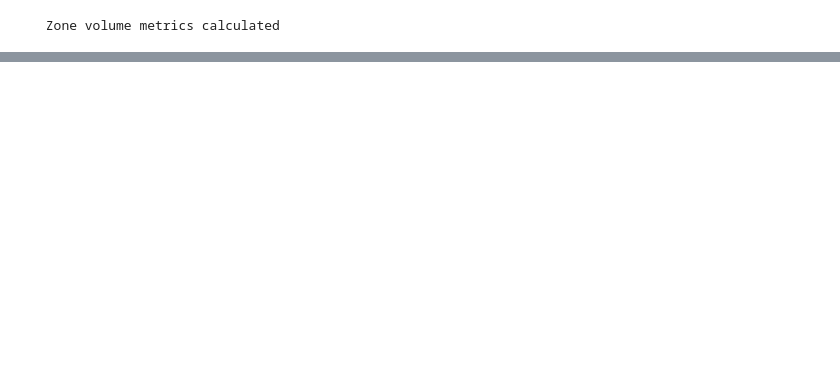
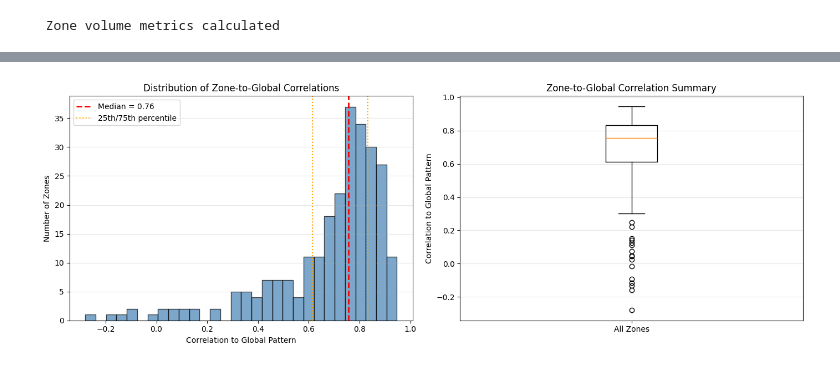
Before and after one commit to KRFlowers/nyc-fhv-rideshare-forecasting, a Jupyter notebook: notebooks/02_exploratory_analysis.ipynb, the cells around one changed output, grey strips where cells are left out. Cells and saved outputs as stored; diff of their text form; code cells hidden in the pictures; blank space fills up the shorter version.

```diff
--- a/notebooks/02_exploratory_analysis.ipynb
+++ b/notebooks/02_exploratory_analysis.ipynb
@@ -463,12 +490,0 @@ The seven incomplete zones represent only 1.04% of total records. These will be
-# %%
-# Filter zones with gaps to avoid imputation in modeling stage
-zone_daily = zone_daily[zone_daily['zone_id'].isin(zones_complete)].reset_index(drop=True)
-
-# Re-save filtered dataset (overwrites previous save for modeling pipeline)
-zone_daily.to_parquet(OUTPUT_FILE, index=False)
-
-print(f"Zones retained: {len(zones_complete)}")
-print("Filtered to zones with complete daily records")
-print(f"Re-saved filtered dataset: {OUTPUT_FILE.name}")
-print(f"Records: {len(zone_daily):,}")
-print(f"Zones: {zone_daily['zone_id'].nunique()}")
@@ -709,0 +679,33 @@ Proceed to **03_demand_forecasting.ipynb** for feature engineering and model dev
+# %%
+# Visualize distribution of zone-to-global correlations
+fig, axes = plt.subplots(1, 2, figsize=(14, 5))
+
+# Left: Histogram
+ax = axes[0]
+ax.hist(zone_global_corr['correlation_to_global'], bins=30, color='steelblue',
+        alpha=0.7, edgecolor='black')
+ax.axvline(zone_global_corr['correlation_to_global'].median(),
+           color='red', linestyle='--', linewidth=2,
+           label=f"Median = {zone_global_corr['correlation_to_global'].median():.2f}")
+ax.axvline(zone_global_corr['correlation_to_global'].quantile(0.25),
+           color='orange', linestyle=':', linewidth=1.5, label='25th/75th percentile')
+ax.axvline(zone_global_corr['correlation_to_global'].quantile(0.75),
+           color='orange', linestyle=':', linewidth=1.5)
+ax.set_xlabel('Correlation to Global Pattern')
+ax.set_ylabel('Number of Zones')
+ax.set_title('Distribution of Zone-to-Global Correlations')
+ax.legend()
+ax.grid(True, alpha=0.3, axis='y')
+
+# Right: Box plot for quick summary
+ax = axes[1]
+ax.boxplot(zone_global_corr['correlation_to_global'], vert=True)
+ax.set_ylabel('Correlation to Global Pattern')
+ax.set_title('Zone-to-Global Correlation Summary')
+ax.set_xticklabels(['All Zones'])
+ax.grid(True, alpha=0.3, axis='y')
+
+plt.tight_layout()
+plt.show()
+# %% [output]
+[figure, added]
```
Also changed, not shown: parts of 64 cells of this notebook, 3 other files.
